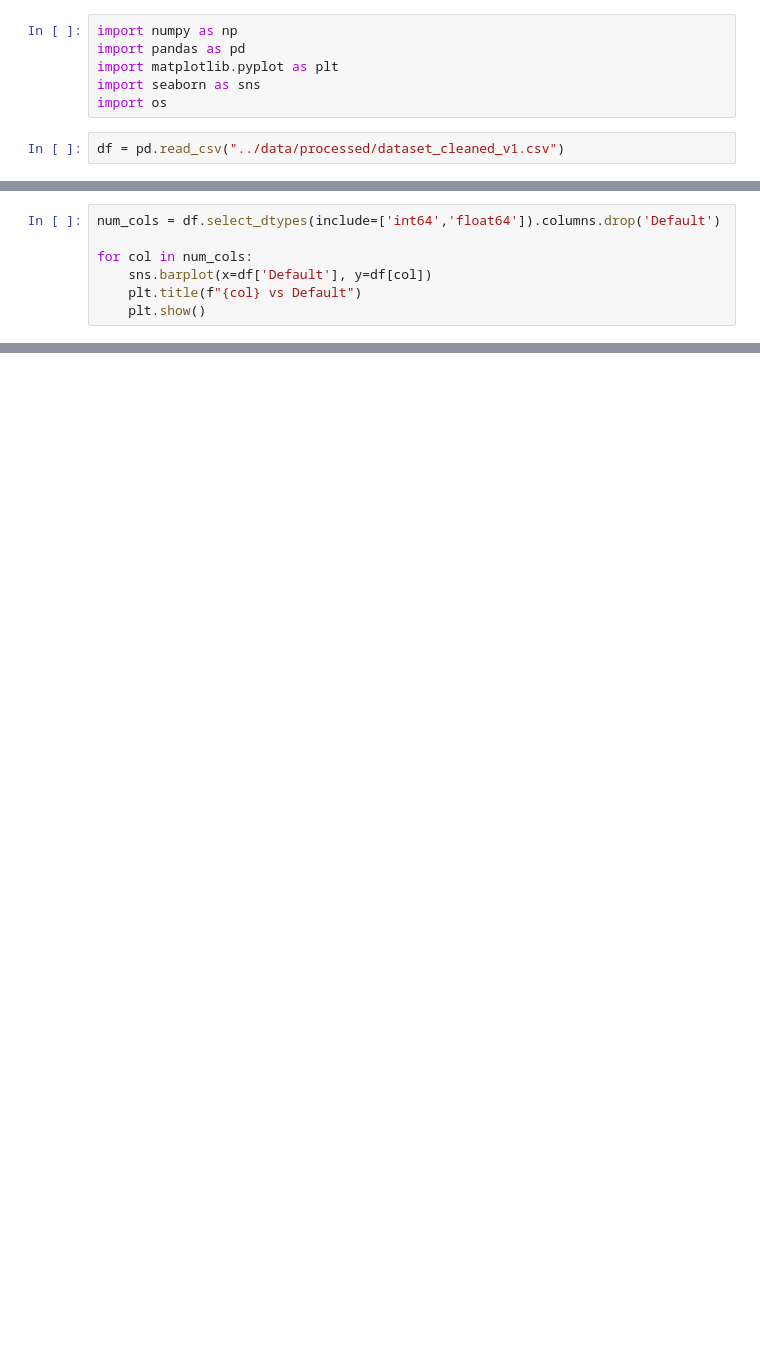
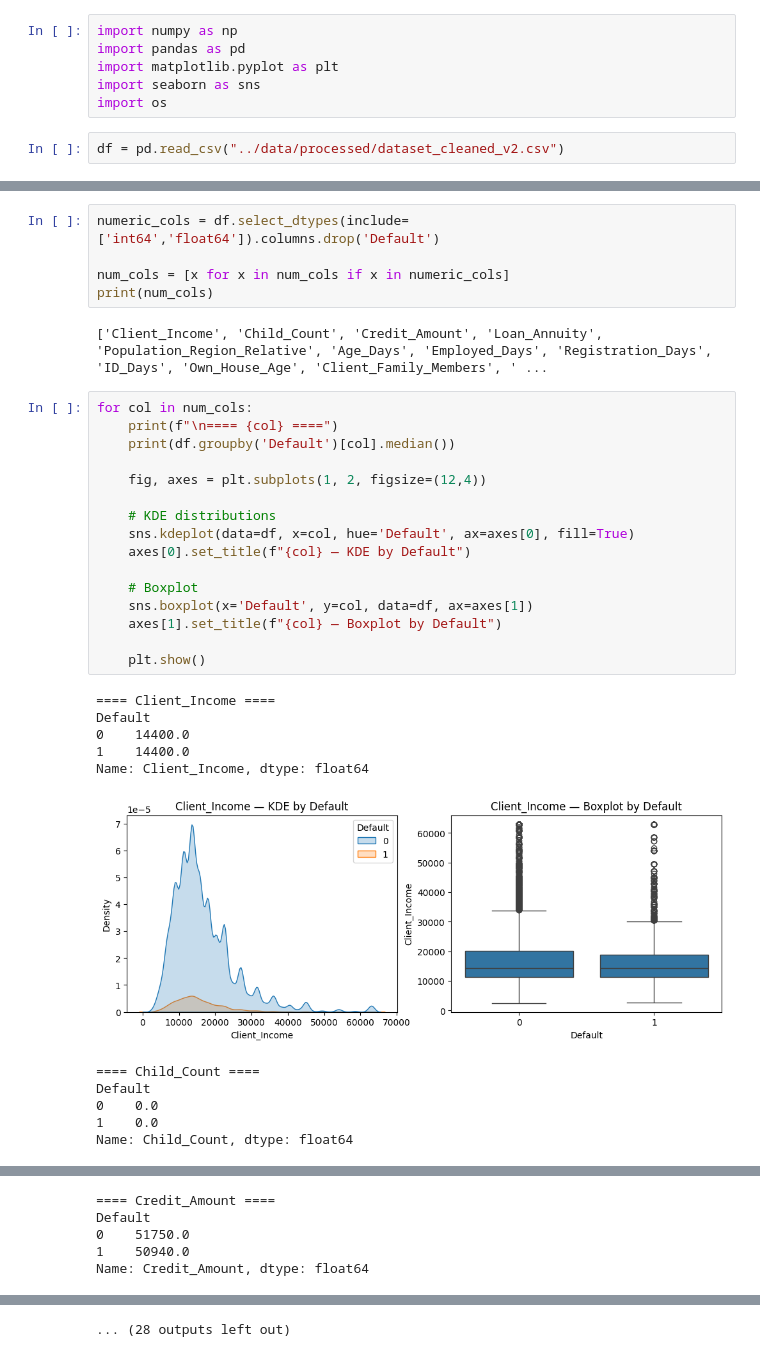
Before and after one commit to Pandey23000Om/Loan-Defaulter, a Jupyter notebook: notebooks/loan_defaulters_EDA.ipynb, the cells around one changed output, grey strips where cells are left out. Drawn from its saved outputs; the diff is of its cells as text; blank space fills up the shorter version.

```diff
--- a/notebooks/loan_defaulters_EDA.ipynb
+++ b/notebooks/loan_defaulters_EDA.ipynb
@@ -567,7 +542,7 @@ import matplotlib.pyplot as plt
 import seaborn as sns
 import os
 # %%
-df = pd.read_csv("../data/processed/dataset_cleaned_v1.csv")
+df = pd.read_csv("../data/processed/dataset_cleaned_v2.csv")
 # %%
 df['ID'] = df['ID'].astype(str)
 df.info()
@@ -578,7 +569,35 @@ Numerical features vs target
 # %%
-num_cols = df.select_dtypes(include=['int64','float64']).columns.drop('Default')
+numeric_cols = df.select_dtypes(include=['int64','float64']).columns.drop('Default')
 
-for col in num_cols:
-    sns.barplot(x=df['Default'], y=df[col])
-    plt.title(f"{col} vs Default")
-    plt.show()
+num_cols = [x for x in num_cols if x in numeric_cols]
+print(num_cols)
+# %% [output]
+['Client_Income', 'Child_Count', 'Credit_Amount', 'Loan_Annuity', 'Population_Region_Relative', 'Age_Days', 'Employed_Days', 'Registration_Days', 'ID_Days', 'Own_House_Age', 'Client_Family_Members', ' ...
+# %%
+for col in num_cols:
+    print(f"\n==== {col} ====")
+    print(df.groupby('Default')[col].median())
+
+    fig, axes = plt.subplots(1, 2, figsize=(12,4))
+
+    # KDE distributions
+    sns.kdeplot(data=df, x=col, hue='Default', ax=axes[0], fill=True)
+    axes[0].set_title(f"{col} — KDE by Default")
+
+    # Boxplot
+    sns.boxplot(x='Default', y=col, data=df, ax=axes[1])
+    axes[1].set_title(f"{col} — Boxplot by Default")
+
+    plt.show()
+# %% [output]
+==== Client_Income ====
+Default
+0    14400.0
+1    14400.0
+Name: Client_Income, dtype: float64
+[figure, added]
+==== Child_Count ====
+Default
+0    0.0
+1    0.0
+Name: Child_Count, dtype: float64
@@ -584,0 +605,5 @@ for col in num_cols:
+==== Credit_Amount ====
+Default
+0    51750.0
+1    50940.0
+Name: Credit_Amount, dtype: float64
@@ -584,0 +629 @@ for col in num_cols:
+... (28 outputs left out)
```
Also changed, not shown: parts of 22 cells of this notebook, 2 other files.
